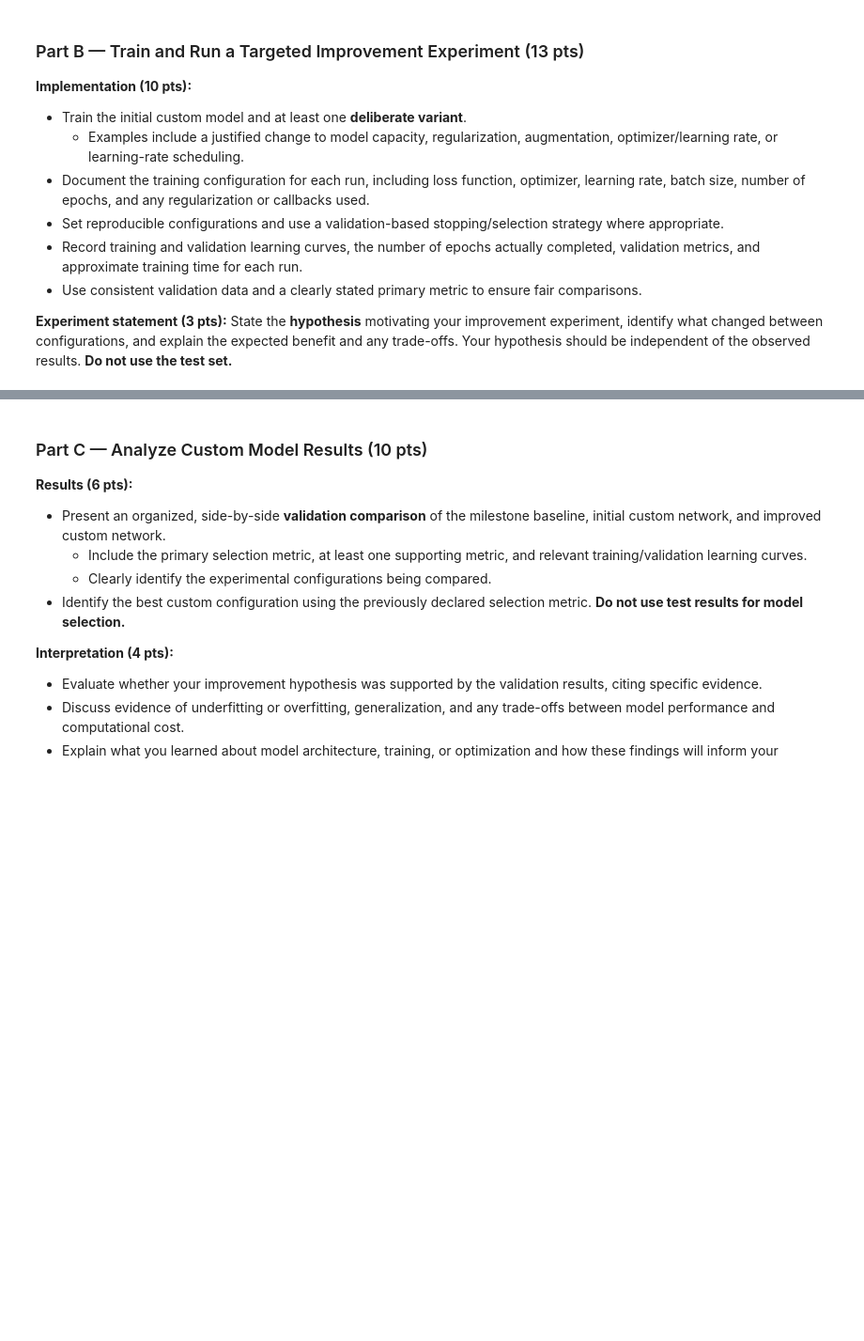
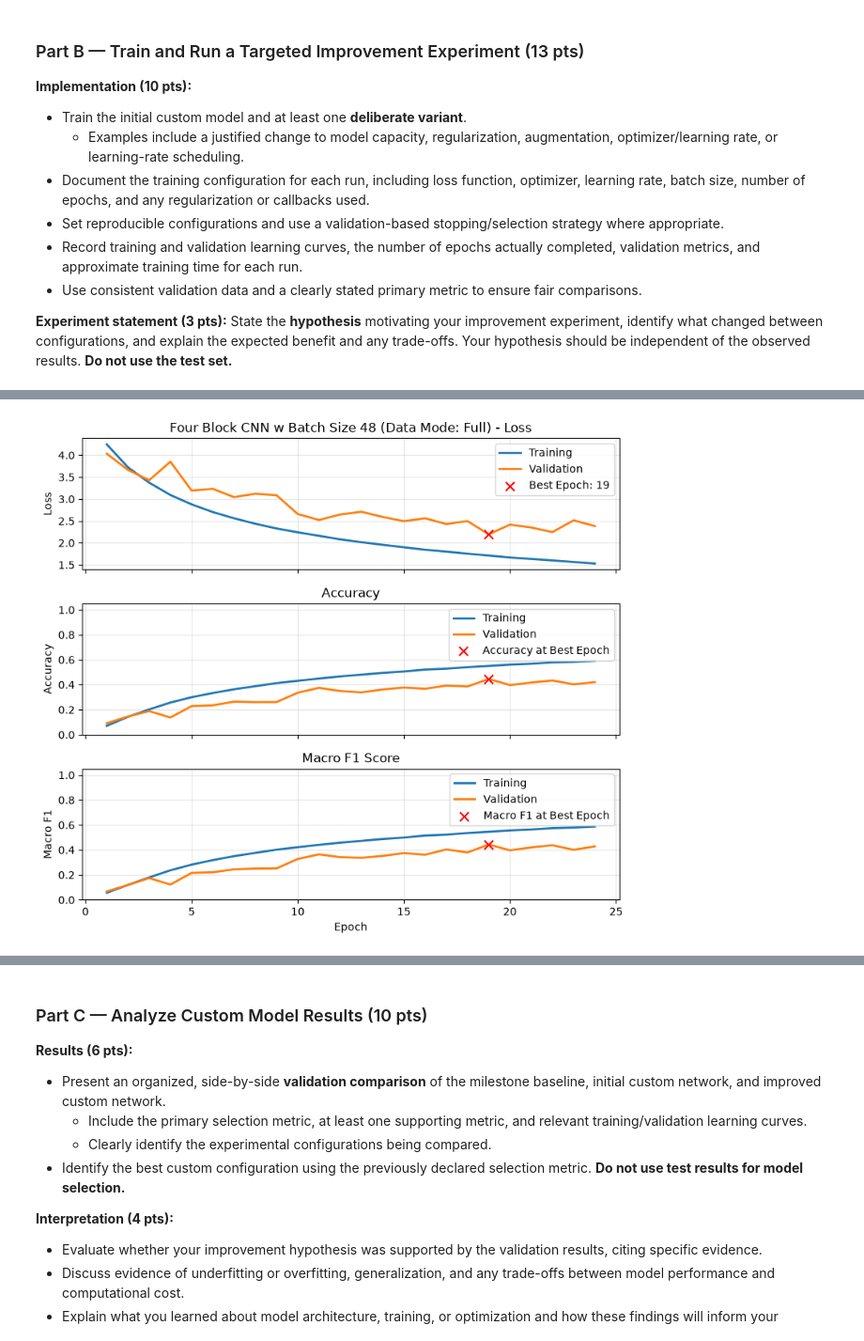
Before and after one commit to aidandig/DX703-Final-Project, a Jupyter notebook: DX703_Final_Project_Notebook (Part A).ipynb, the cells around one changed output, grey strips where cells are left out. Shown at 94% size. Drawn from its saved outputs; the diff is of its cells as text; code cells hidden in the pictures; blank space fills up the shorter version.

Commit message:
part 2 full runs and written response

```diff
--- a/DX703_Final_Project_Notebook (Part A).ipynb
+++ b/DX703_Final_Project_Notebook (Part A).ipynb
@@ -2322,0 +2824,82 @@ display(get_model_leaderboard())
+# %%
+# ============================================
+# four block CNN - "full" test (48 Batch Size)
+# ============================================
+
+# reinitalize model / seeds each time
+tf.keras.backend.clear_session()                    # clear keras graph and memory
+tf.keras.utils.set_random_seed(random_seed)         # sets Python, NumPy, and TensorFlow seeds
+tf.config.experimental.enable_op_determinism()      # controls hardware execution order for reproducible floating points
+
+set_data_mode("full", batch_size=48)                # full mode - using 100% of the training/validation splits
+
+n_classes = len(train.features['label'].names)      # classes for each split already verified to be the same
+four_block_cnn = models.Sequential([
+
+    # 512x512 image with 3 channels: RGB
+    layers.Input(shape=(512, 512, 3)),
+
+    # normalize pixel values to [0, 1]
+    layers.Rescaling(scale=1.0 / 255.0),
+
+    # downscale image sizes
+    layers.Resizing(224, 224),
+
+    layers.RandomFlip("horizontal"),                      # randomly flip some images
+    layers.RandomRotation(0.08, fill_mode="reflect"),     # randomly rotate some images - uses reflect fill mode to fill out of bounds pixels by mirroring the image
+    layers.RandomZoom(0.1, fill_mode="reflect"),          # randomly zoom some images - uses reflect fill mode to fill out of bounds pixels by mirroring the image
+
+    # first block
+    layers.Conv2D(64, (3, 3), padding='same', use_bias=False),
+    BatchNormalization(),
+    layers.Activation('relu'),
+    layers.MaxPooling2D((2, 2)),
+
+    # second block
+    layers.Conv2D(128, (3, 3), padding='same', use_bias=False),
+    BatchNormalization(),
+    layers.Activation('relu'),
+    layers.Conv2D(128, (3, 3), padding='same', use_bias=False),
+    BatchNormalization(),
+    layers.Activation('relu'),
+    layers.MaxPooling2D((2, 2)),
+
+    # third block
+    layers.Conv2D(256, (3, 3), padding='same', use_bias=False),
+    BatchNormalization(),
+    layers.Activation('relu'),
+    layers.Conv2D(256, (3, 3), padding='same', use_bias=False),
+    BatchNormalization(),
+    layers.Activation('relu'),
+    layers.MaxPooling2D((2, 2)),
+
+    # forth block
+    layers.Conv2D(512, (3, 3), padding='same', use_bias=False),
+    BatchNormalization(),
+    layers.Activation('relu'),
+    layers.Conv2D(512, (3, 3), padding='same', use_bias=False),
+    BatchNormalization(),
+    layers.Activation('relu'),
+    layers.MaxPooling2D((2, 2)),
+
+    # classification head
+    layers.GlobalAveragePooling2D(),
+    Dropout(0.3),
+    layers.Dense(256, use_bias=False),
+    BatchNormalization(),
+    layers.Activation('relu'),
+    Dropout(0.1),
+    layers.Dense(n_classes, activation='softmax')
+])
+
+four_block_cnn_full_v2_history = train_and_validate(
+    model           = four_block_cnn,
+    train_data      = train_tf,
+    val_data        = val_tf,
+    epochs          = RECOMMENDED_EPOCHS,                   # 50 epochs - full training set
+    lr_schedule     = 1e-4,
+    title           = "Four Block CNN w Batch Size 48 (Data Mode: Full)",
+    patience        = 5,
+    return_history  = True
+)
+# %% [output]
@@ -2322,0 +2936 @@ display(get_model_leaderboard())
+[figure, added]
```
Also changed, not shown: parts of 19 cells of this notebook, 1 other file.
